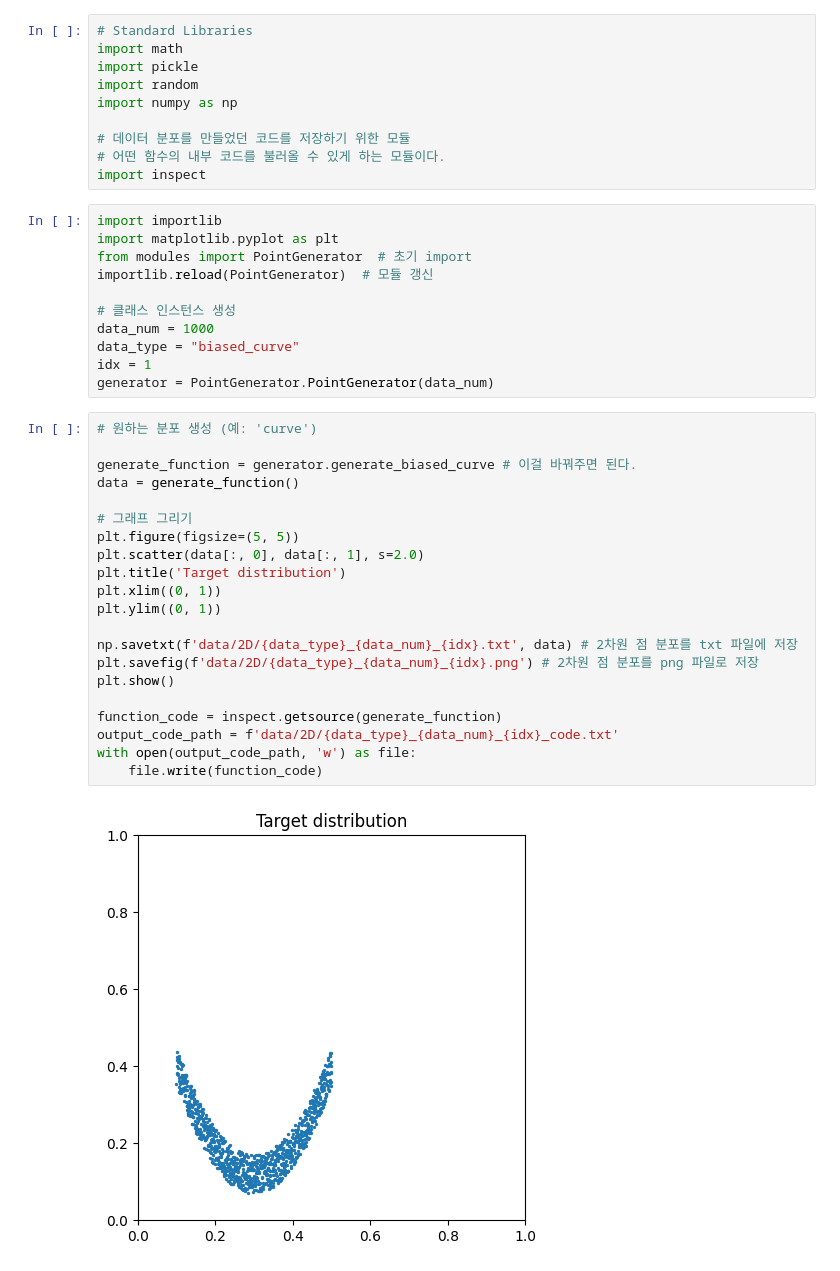
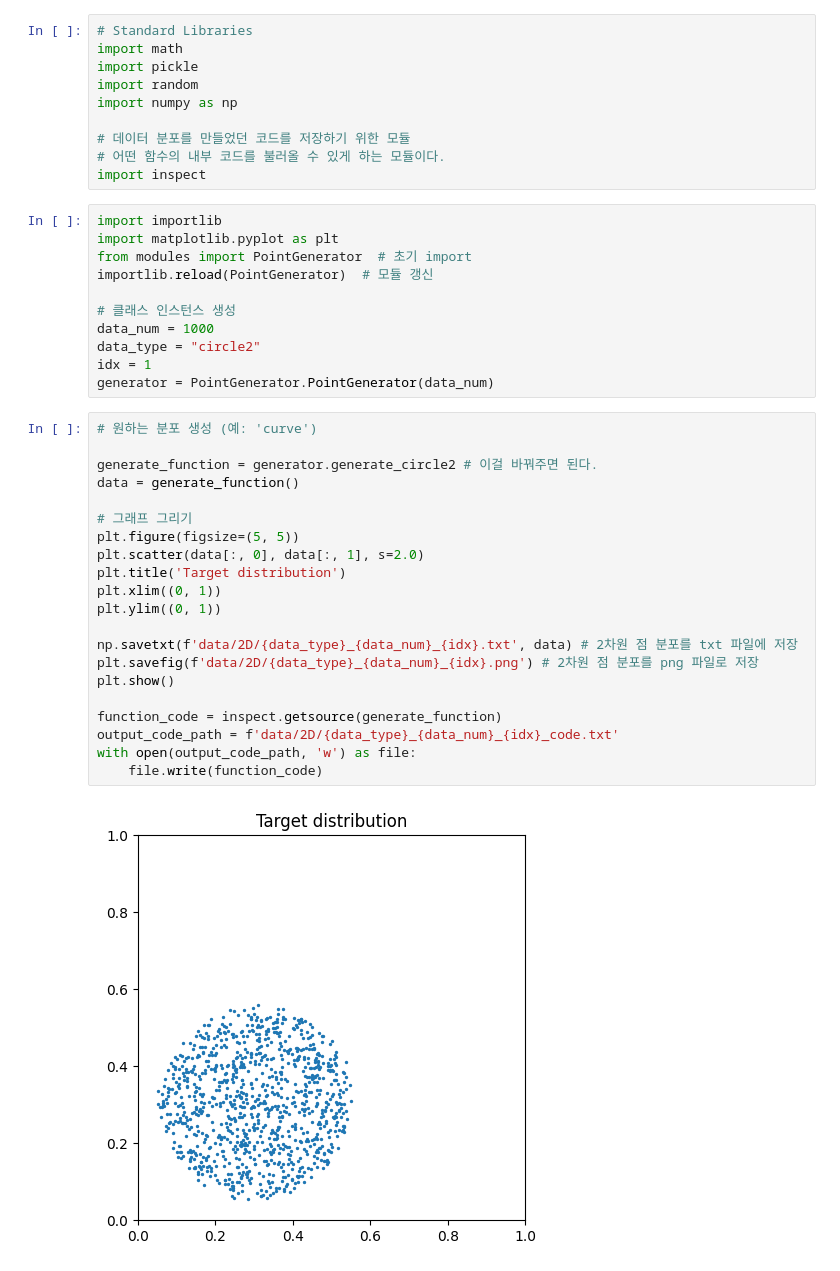
Before and after one commit to red1108/infoQGAN, a Jupyter notebook: 2D_prepare.ipynb, the cells around one changed output. Saved outputs shown, nothing was run; the diff lists cells and outputs as text.

```diff
--- a/2D_prepare.ipynb
+++ b/2D_prepare.ipynb
@@ -18,29 +18,29 @@ importlib.reload(PointGenerator)  # 모듈 갱신
 
 # 클래스 인스턴스 생성
 data_num = 1000
-data_type = "biased_curve"
+data_type = "circle2"
 idx = 1
 generator = PointGenerator.PointGenerator(data_num)
 # %%
 # 원하는 분포 생성 (예: 'curve')
 
-generate_function = generator.generate_biased_curve # 이걸 바꿔주면 된다.
+generate_function = generator.generate_circle2 # 이걸 바꿔주면 된다.
 data = generate_function()
 
 # 그래프 그리기
 plt.figure(figsize=(5, 5))
 plt.scatter(data[:, 0], data[:, 1], s=2.0)
 plt.title('Target distribution')
 plt.xlim((0, 1))
 plt.ylim((0, 1))
 
 np.savetxt(f'data/2D/{data_type}_{data_num}_{idx}.txt', data) # 2차원 점 분포를 txt 파일에 저장
 plt.savefig(f'data/2D/{data_type}_{data_num}_{idx}.png') # 2차원 점 분포를 png 파일로 저장
 plt.show()
 
 function_code = inspect.getsource(generate_function)
 output_code_path = f'data/2D/{data_type}_{data_num}_{idx}_code.txt'
 with open(output_code_path, 'w') as file:
     file.write(function_code)
 # %% [output]
-[figure, old version]
+[figure, new version]
```
Also changed, not shown: 6 other files.
